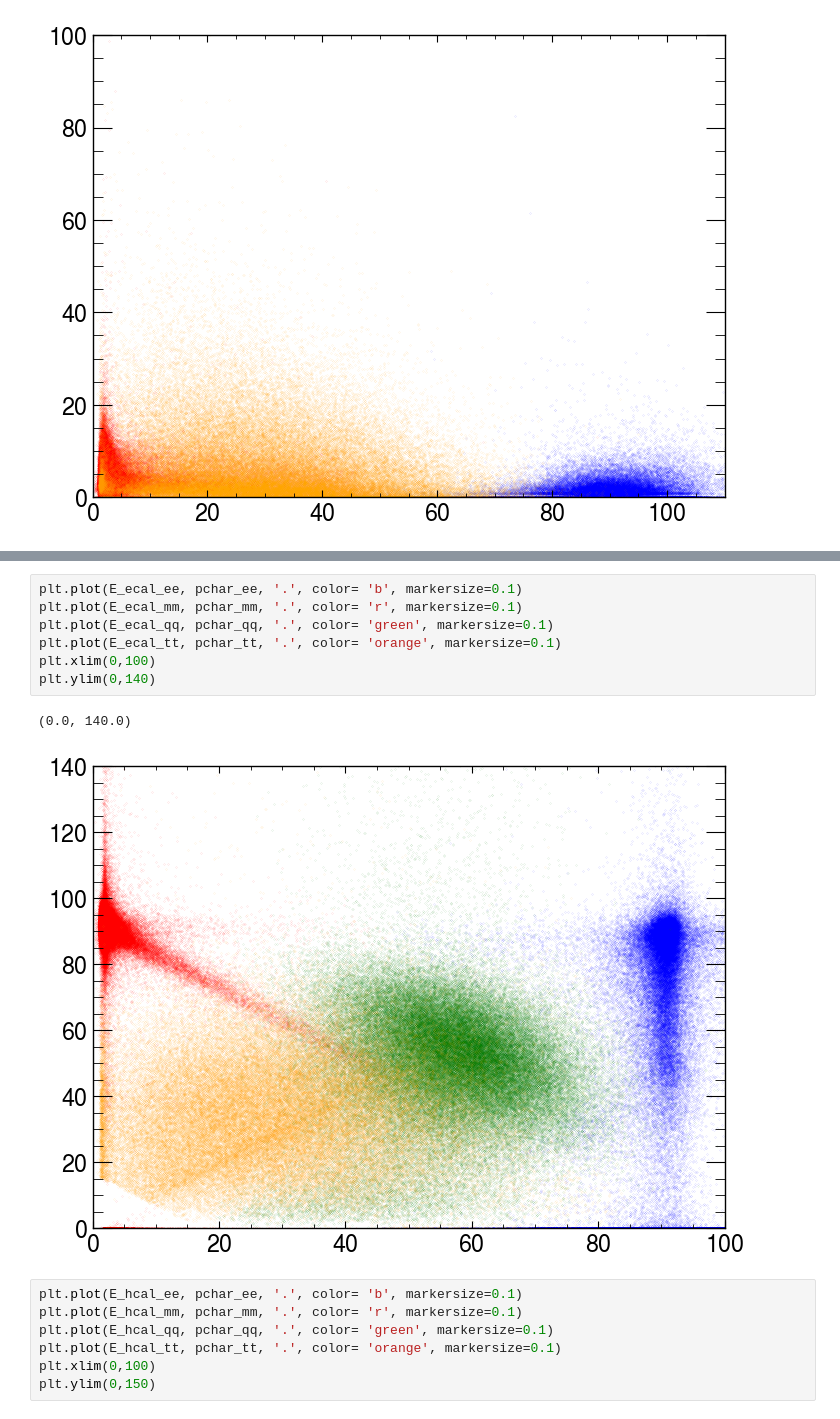
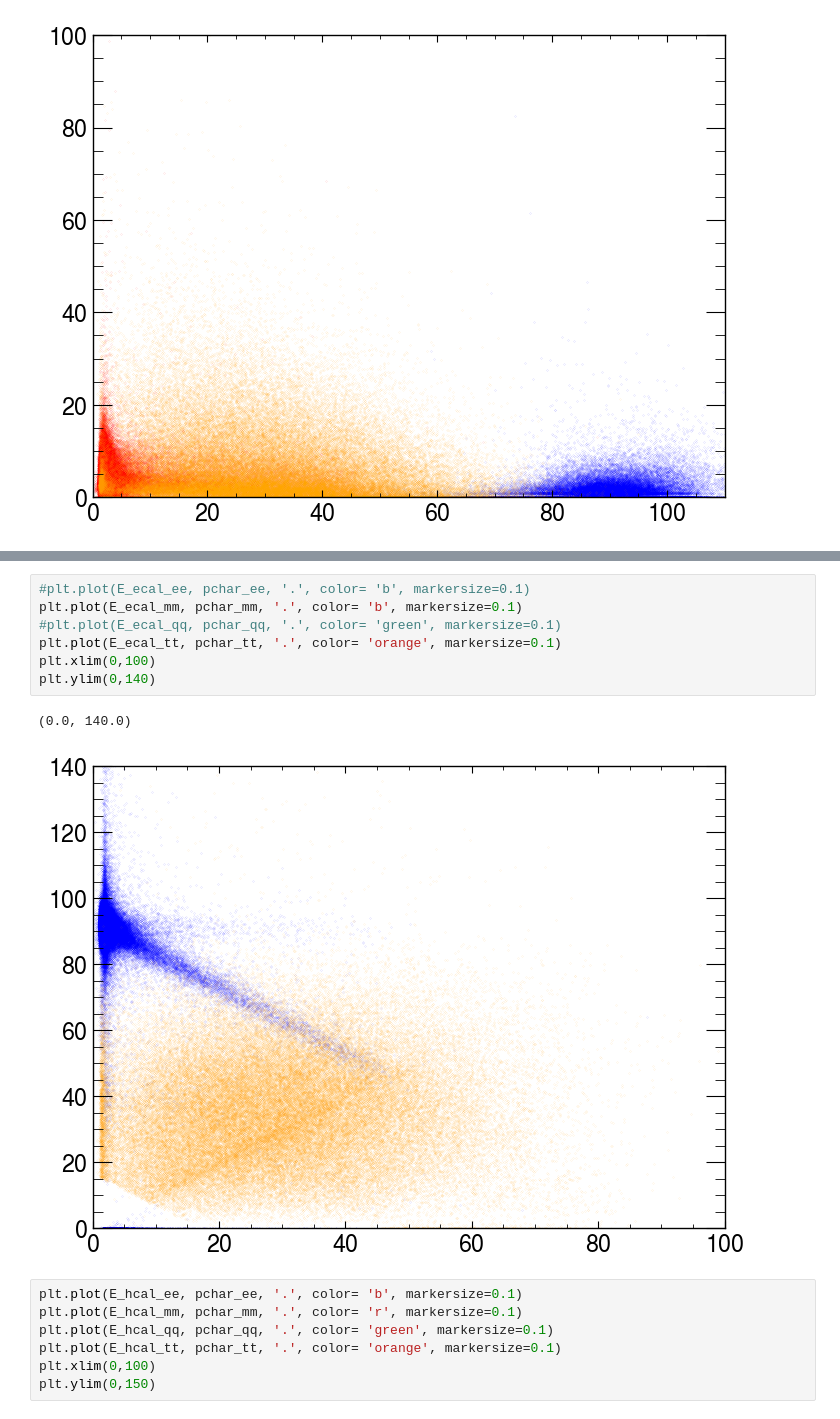
Before and after one commit to josepretel/z0-precisionmeasurement, a Jupyter notebook: z0_analysis.ipynb, the cells around one changed output, grey strips where cells are left out. Cells and saved outputs as stored; diff of their text form.

```diff
--- a/z0_analysis.ipynb
+++ b/z0_analysis.ipynb
@@ -595,13 +595,13 @@ plt.ylim(0,120)
 # %%
-plt.plot(E_ecal_ee, pchar_ee, '.', color= 'b', markersize=0.1)
-plt.plot(E_ecal_mm, pchar_mm, '.', color= 'r', markersize=0.1)
-plt.plot(E_ecal_qq, pchar_qq, '.', color= 'green', markersize=0.1)
+#plt.plot(E_ecal_ee, pchar_ee, '.', color= 'b', markersize=0.1)
+plt.plot(E_ecal_mm, pchar_mm, '.', color= 'b', markersize=0.1)
+#plt.plot(E_ecal_qq, pchar_qq, '.', color= 'green', markersize=0.1)
 plt.plot(E_ecal_tt, pchar_tt, '.', color= 'orange', markersize=0.1)
 plt.xlim(0,100)
 plt.ylim(0,140)
 # %% [output]
 (0.0, 140.0)
-[figure, old version]
+[figure, new version]
 # %%
 plt.plot(E_hcal_ee, pchar_ee, '.', color= 'b', markersize=0.1)
 plt.plot(E_hcal_mm, pchar_mm, '.', color= 'r', markersize=0.1)
```
Also changed, not shown: parts of 4 cells of this notebook.
